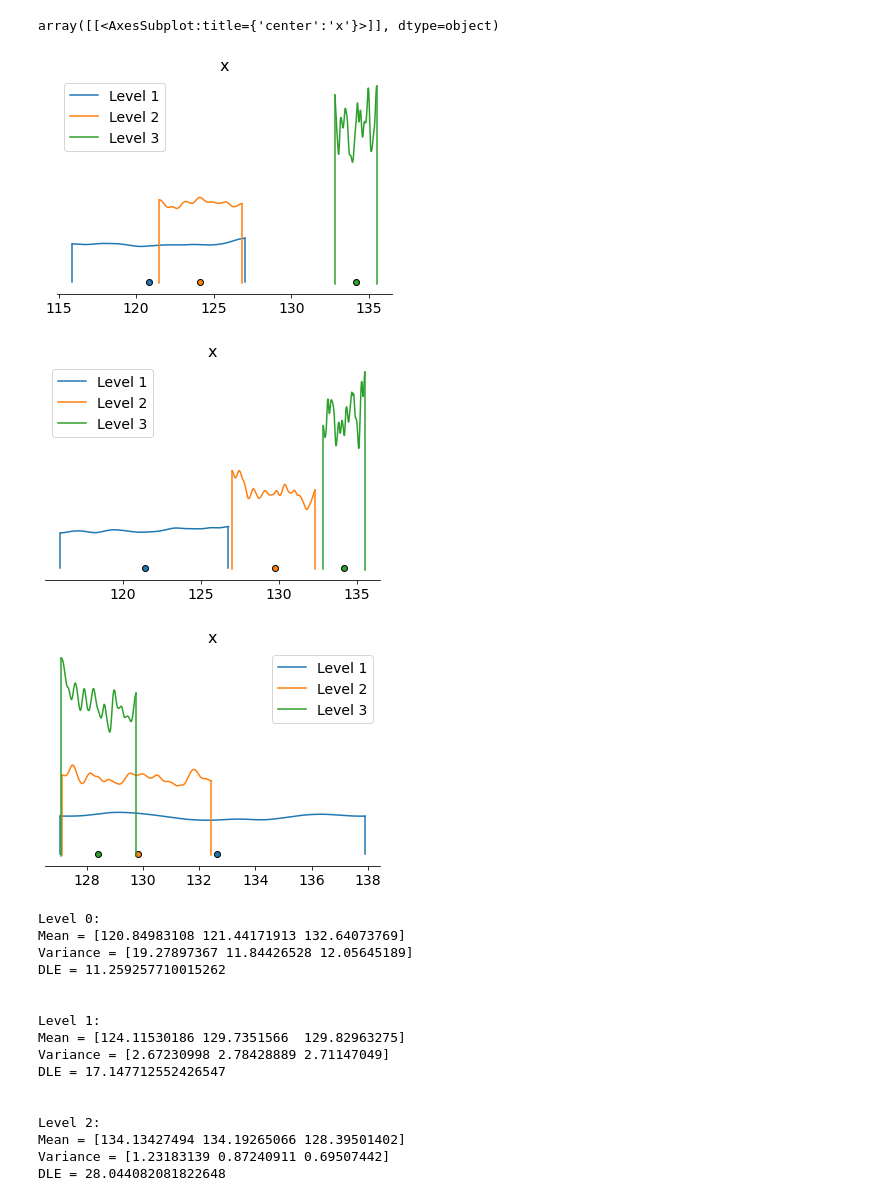
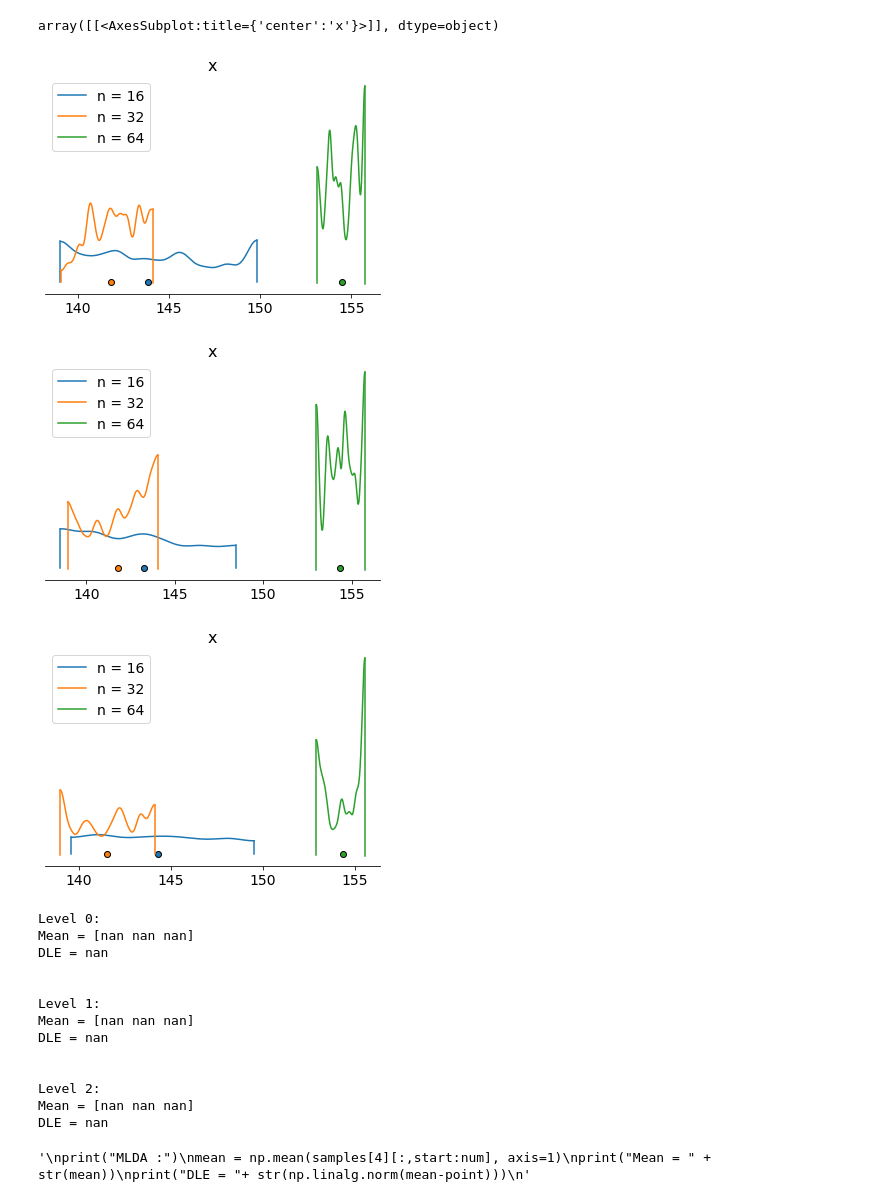
Before and after one commit to annegretW/Masterarbeit_EEG_Uncertainties, a Jupyter notebook: masterarbeit/python/plot.ipynb, the cells around one changed output. Saved outputs shown, nothing was run; the diff lists cells and outputs as text; code cells hidden in the pictures.

```diff
--- a/masterarbeit/python/plot.ipynb
+++ b/masterarbeit/python/plot.ipynb
@@ -5,10 +5,10 @@ import arviz as az
 import matplotlib.pyplot as plt
 # %%
 sample_paths = [
-    '/home/anne/Masterarbeit/masterarbeit/results/samples1_l0.h5',
-    '/home/anne/Masterarbeit/masterarbeit/results/samples1_l1.h5',
-    '/home/anne/Masterarbeit/masterarbeit/results/samples1_l2.h5'
-]
+    '/home/anne/Masterarbeit/masterarbeit/results/samples_5_l0.h5',
+    '/home/anne/Masterarbeit/masterarbeit/results/samples_5_l1.h5',
+    '/home/anne/Masterarbeit/masterarbeit/results/samples_5_l2.h5',
+    '/home/anne/Masterarbeit/masterarbeit/results/samples_5_l3.h5']
 
 samples = []
 
@@ -26,52 +51,61 @@ for i in range(len(sample_paths)):
 # %%
 s0 = []
 s1 = []
 s2 = []
 
-data_labels = ["Level 1", "Level 2", "Level 3"]
+start = 500
+
+data_labels = ["n = 16", "n = 32", "n = 64", "n = 128"]
 
 for i in range(len(sample_paths)):
-    s0.append(samples[i][0,:])
-    s1.append(samples[i][1,:])
-    s2.append(samples[i][2,:])
+    s0.append(samples[i][0,start:])
+    s1.append(samples[i][1,start:])
+    s2.append(samples[i][2,start:])
 
 az.plot_density(s0, data_labels=data_labels)
 az.plot_density(s1, data_labels=data_labels)
 az.plot_density(s2, data_labels=data_labels)
 # %% [output]
 array([[<AxesSubplot:title={'center':'x'}>]], dtype=object)
-[figure, old version]
+[figure, new version]
-[figure, old version]
+[figure, new version]
-[figure, old version]
+[figure, new version]
 # %%
-num = len(samples[0])
+num = len(samples[0][0])
+start = 1000
+#num = 100
 point = np.array([110,120,130])
 
 for i in range(len(sample_paths)):
     print("Level " + str(i) + ":")
-    mean = np.mean(samples[i], axis=1)
-    var = np.var(samples[i], axis=1)
+    mean = np.mean(samples[i][:,start:num], axis=1)
+    var = np.var(samples[i][:,start:num], axis=1)
     print("Mean = " + str(mean))
-    print("Variance = " + str(var))
+    #print("Variance = " + str(var))
     print("DLE = "+ str(np.linalg.norm(mean-point)))
     print("\n")
+
+'''
+print("MLDA :")
+mean = np.mean(samples[4][:,start:num], axis=1)
+print("Mean = " + str(mean))
+print("DLE = "+ str(np.linalg.norm(mean-point)))
+'''
 # %% [output]
 Level 0:
-Mean = [120.84983108 121.44171913 132.64073769]
-Variance = [19.27897367 11.84426528 12.05645189]
-DLE = 11.259257710015262
+Mean = [nan nan nan]
+DLE = nan
 
 
 Level 1:
-Mean = [124.11530186 129.7351566  129.82963275]
-Variance = [2.67230998 2.78428889 2.71147049]
-DLE = 17.147712552426547
+Mean = [nan nan nan]
+DLE = nan
 
 
 Level 2:
-Mean = [134.13427494 134.19265066 128.39501402]
-Variance = [1.23183139 0.87240911 0.69507442]
-DLE = 28.044082081822648
+Mean = [nan nan nan]
+DLE = nan
+'\nprint("MLDA :")\nmean = np.mean(samples[4][:,start:num], axis=1)\nprint("Mean = " + str(mean))\nprint("DLE = "+ str(np.linalg.norm(mean-point)))\n'
 # %%
 fig, axs = plt.subplots(1, 3,
                         figsize =(20, 7),
```
Also changed, not shown: parts of 5 cells of this notebook, 25 other files.
